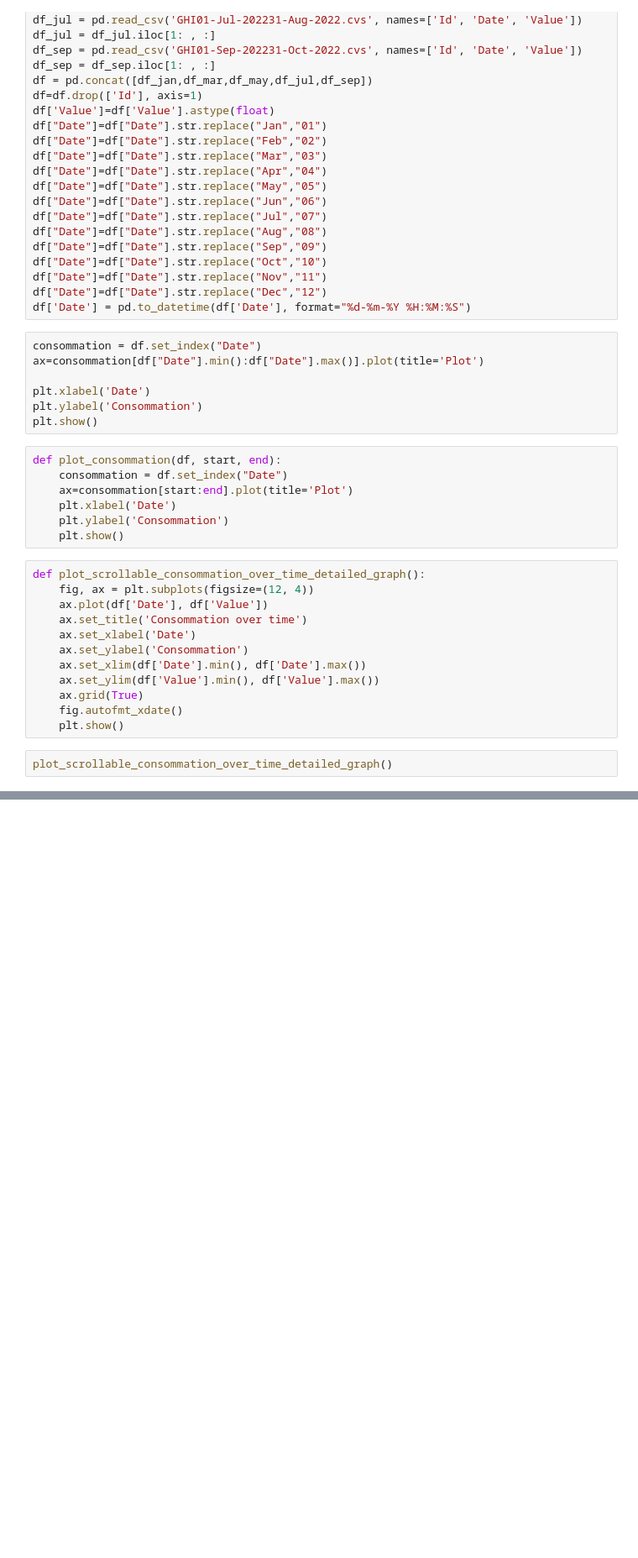
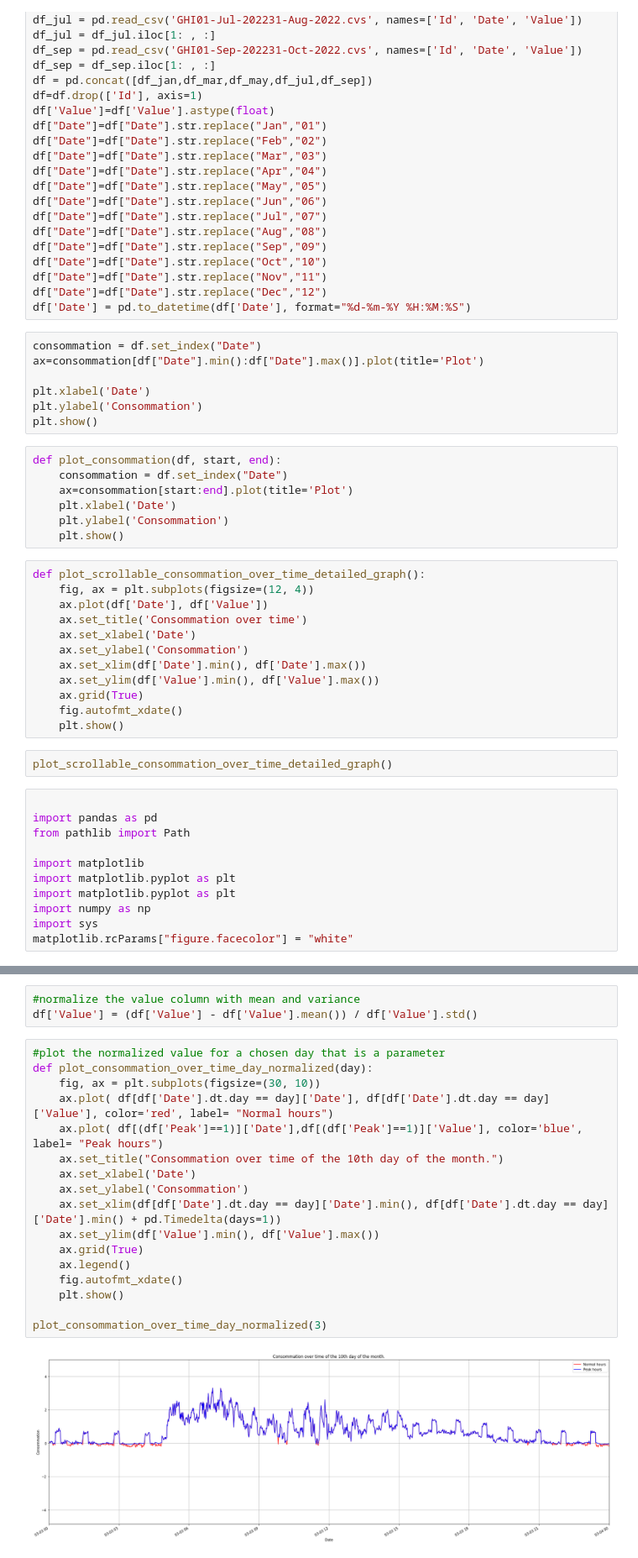
Before and after one commit to cojre/ml-project-2-stockdataholm, a Jupyter notebook: jennifer.ipynb, the cells around one changed output, grey strips where cells are left out. Shown at 84% size. Cells and saved outputs as stored; diff of their text form; blank space fills up the shorter version.

```diff
--- a/jennifer.ipynb
+++ b/jennifer.ipynb
@@ -146,3 +146,14 @@ def plot_scrollable_consommation_over_time_detailed_graph():
     plt.show()
 # %%
 plot_scrollable_consommation_over_time_detailed_graph()
+# %%
+
+import pandas as pd
+from pathlib import Path
+
+import matplotlib
+import matplotlib.pyplot as plt
+import matplotlib.pyplot as plt
+import numpy as np
+import sys
+matplotlib.rcParams["figure.facecolor"] = "white"
@@ -148,0 +215,22 @@ plot_scrollable_consommation_over_time_detailed_graph()
+# %%
+#normalize the value column with mean and variance
+df['Value'] = (df['Value'] - df['Value'].mean()) / df['Value'].std()
+# %%
+#plot the normalized value for a chosen day that is a parameter
+def plot_consommation_over_time_day_normalized(day):
+    fig, ax = plt.subplots(figsize=(30, 10))
+    ax.plot( df[df['Date'].dt.day == day]['Date'], df[df['Date'].dt.day == day]['Value'], color='red', label= "Normal hours")
+    ax.plot( df[(df['Peak']==1)]['Date'],df[(df['Peak']==1)]['Value'], color='blue', label= "Peak hours")
+    ax.set_title("Consommation over time of the 10th day of the month.")
+    ax.set_xlabel('Date')
+    ax.set_ylabel('Consommation')
+    ax.set_xlim(df[df['Date'].dt.day == day]['Date'].min(), df[df['Date'].dt.day == day]['Date'].min() + pd.Timedelta(days=1))
+    ax.set_ylim(df['Value'].min(), df['Value'].max())
+    ax.grid(True)
+    ax.legend()
+    fig.autofmt_xdate()
+    plt.show()
+
+plot_consommation_over_time_day_normalized(3)
+# %% [output]
+[figure, added]
```
Also changed, not shown: parts of 28 cells of this notebook, 1 other file.
